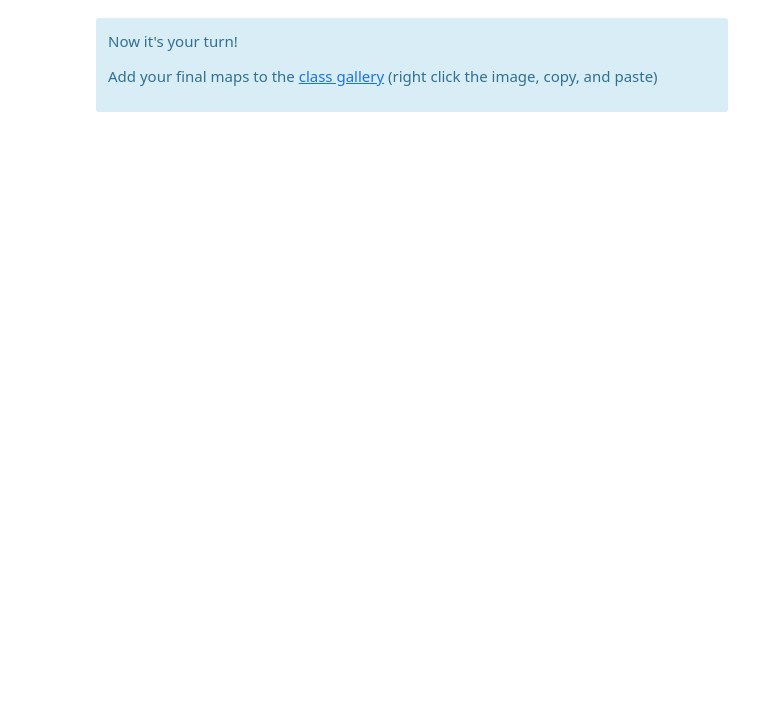
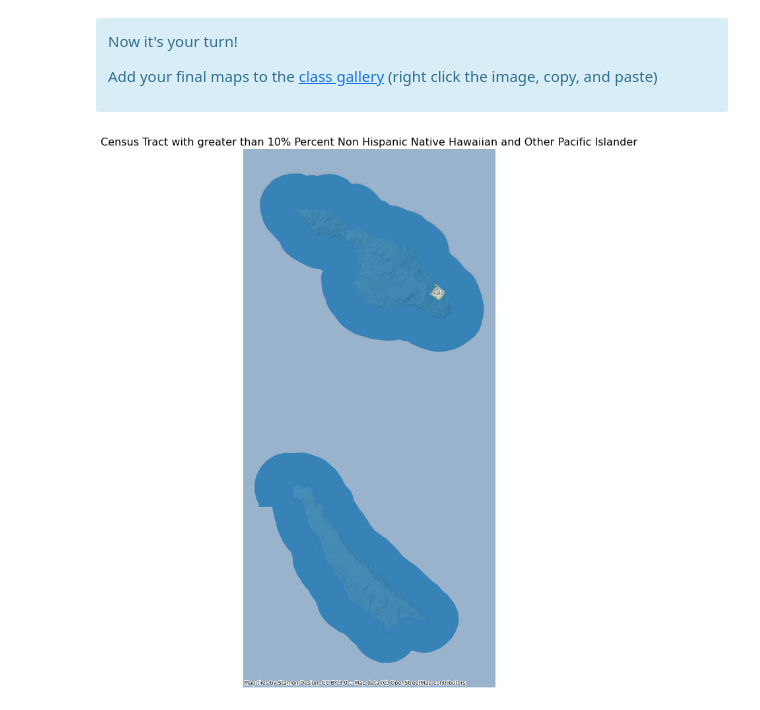
Before and after one commit to make-a-mark/dh140, a Jupyter notebook: Assignment 4/Assignment04.ipynb, the cells around one changed output. Saved outputs shown, nothing was run; the diff lists cells and outputs as text; code cells hidden in the pictures; blank space fills up the shorter version.

```diff
--- a/Assignment 4/Assignment04.ipynb
+++ b/Assignment 4/Assignment04.ipynb
@@ -421,3 +768,20 @@ Now it's your turn!
 Add your final maps to the <a href="https://docs.google.com/document/d/1QP6d2E5V9rVym61DSDtFbo4N2xgLBAymATVNsgK3eAo/edit?usp=sharing" target="_blank">class gallery</a> (right click the image, copy, and paste)
 
 </div>
+# %%
+# use subplots that make it easier to create multiple layered maps
+fig, ax = plt.subplots(figsize=(15, 15))
+
+# add the layer with ax=ax in the argument
+gdf_web_mercator[gdf_web_mercator['Percent Non Hispanic Native Hawaiian and Other Pacific Islander'] > 10].plot(ax=ax, alpha=0.8)
+
+# turn the axis off
+ax.axis('off')
+
+# set a title
+ax.set_title('Census Tract with greater than 10% Percent Non Hispanic Native Hawaiian and Other Pacific Islander',fontsize=16)
+
+# add a basemap
+ctx.add_basemap(ax)
+# %% [output]
+[figure, added]
```
Also changed, not shown: parts of 44 cells of this notebook.
